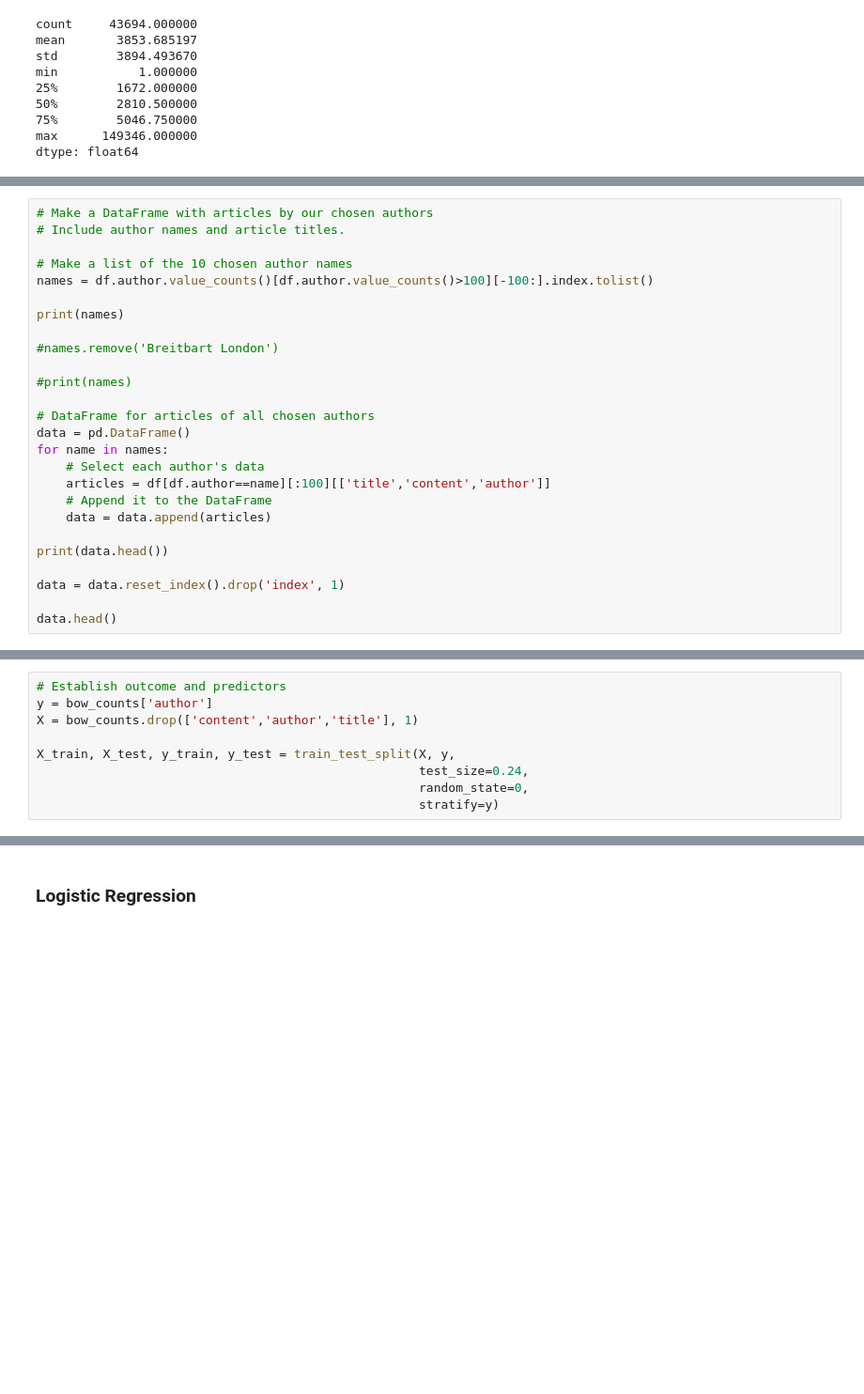
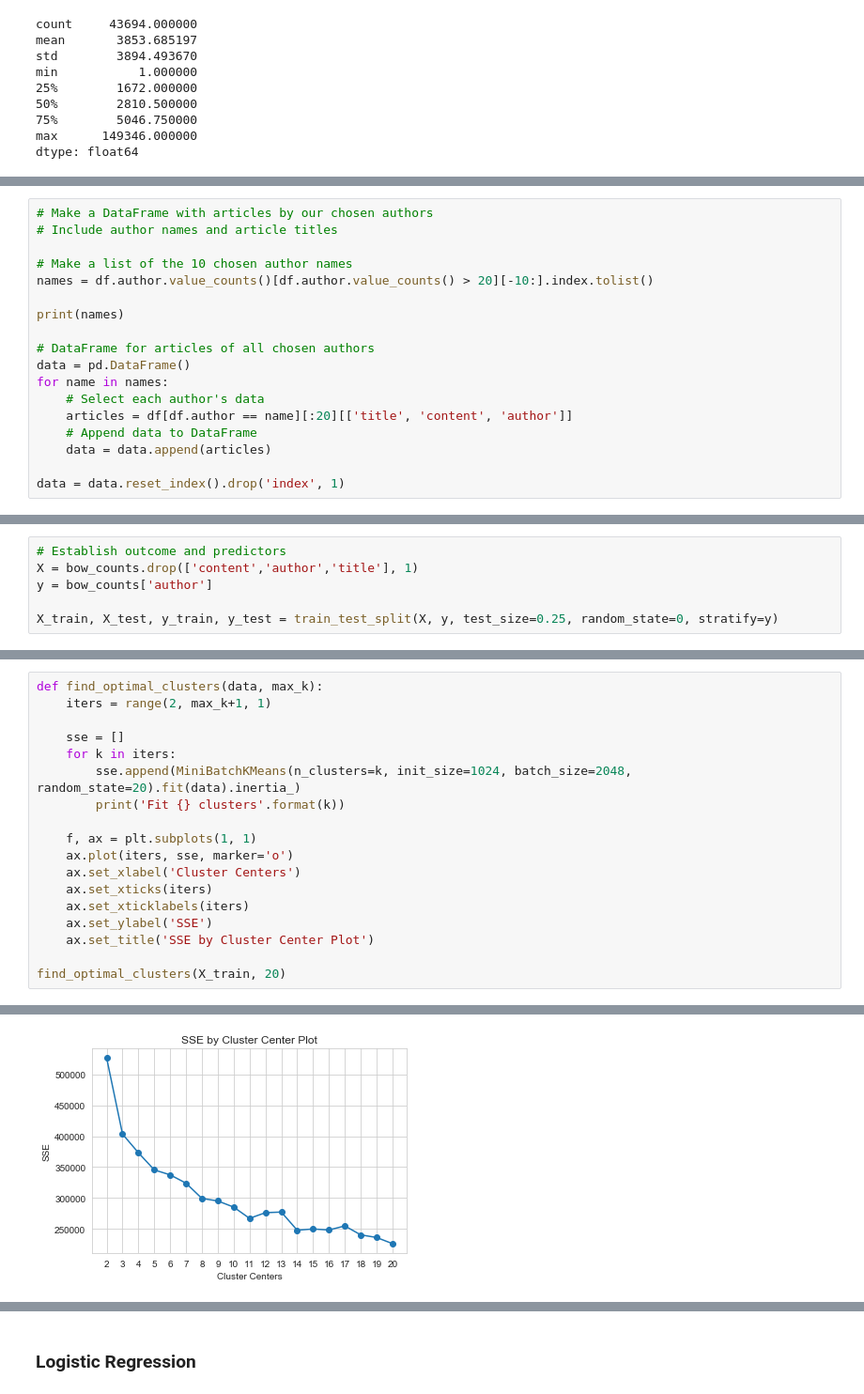
Before and after one commit to rakeshbhatia/thinkful, a Jupyter notebook: 4.5.1 Unsupervised Learning Capstone.ipynb, the cells around one changed output, grey strips where cells are left out. Shown: that part at 94% size. Cells and saved outputs as stored; diff of their text form; blank space fills up the shorter version.

```diff
--- a/4.5.1 Unsupervised Learning Capstone.ipynb
+++ b/4.5.1 Unsupervised Learning Capstone.ipynb
@@ -228,27 +284,19 @@ Name: author, Length: 86, dtype: int64
 # %%
 # Make a DataFrame with articles by our chosen authors
-# Include author names and article titles.
+# Include author names and article titles
 
 # Make a list of the 10 chosen author names
-names = df.author.value_counts()[df.author.value_counts()>100][-100:].index.tolist()
+names = df.author.value_counts()[df.author.value_counts() > 20][-10:].index.tolist()
 
 print(names)
-
-#names.remove('Breitbart London')
-
-#print(names)
 
 # DataFrame for articles of all chosen authors
 data = pd.DataFrame()
 for name in names:
     # Select each author's data
-    articles = df[df.author==name][:100][['title','content','author']]
-    # Append it to the DataFrame
+    articles = df[df.author == name][:20][['title', 'content', 'author']]
+    # Append data to DataFrame
     data = data.append(articles)
 
-print(data.head())
-
 data = data.reset_index().drop('index', 1)
-
-data.head()
 # %% [output]
@@ -472,9 +478,6 @@ bow_counts.author.value_counts()
 # %%
 # Establish outcome and predictors
+X = bow_counts.drop(['content','author','title'], 1)
 y = bow_counts['author']
-X = bow_counts.drop(['content','author','title'], 1)
 
-X_train, X_test, y_train, y_test = train_test_split(X, y,
-                                                    test_size=0.24,
-                                                    random_state=0,
-                                                    stratify=y)
+X_train, X_test, y_train, y_test = train_test_split(X, y, test_size=0.25, random_state=0, stratify=y)
@@ -491,0 +494,19 @@ X_train, X_test, y_train, y_test = train_test_split(X, y,
+# %%
+def find_optimal_clusters(data, max_k):
+    iters = range(2, max_k+1, 1)
+
+    sse = []
+    for k in iters:
+        sse.append(MiniBatchKMeans(n_clusters=k, init_size=1024, batch_size=2048, random_state=20).fit(data).inertia_)
+        print('Fit {} clusters'.format(k))
+
+    f, ax = plt.subplots(1, 1)
+    ax.plot(iters, sse, marker='o')
+    ax.set_xlabel('Cluster Centers')
+    ax.set_xticks(iters)
+    ax.set_xticklabels(iters)
+    ax.set_ylabel('SSE')
+    ax.set_title('SSE by Cluster Center Plot')
+
+find_optimal_clusters(X_train, 20)
+# %% [output]
@@ -491,0 +532 @@ X_train, X_test, y_train, y_test = train_test_split(X, y,
+[figure, added]
```
Also changed, not shown: parts of 66 cells of this notebook.
